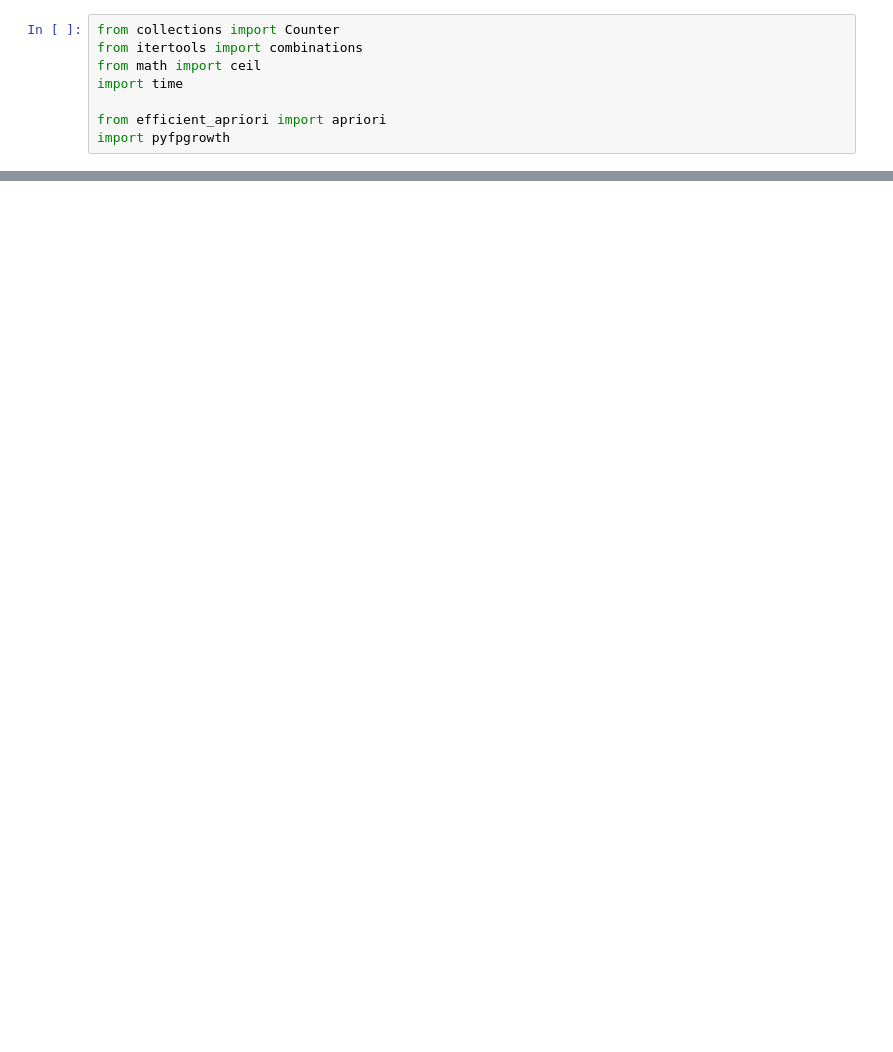
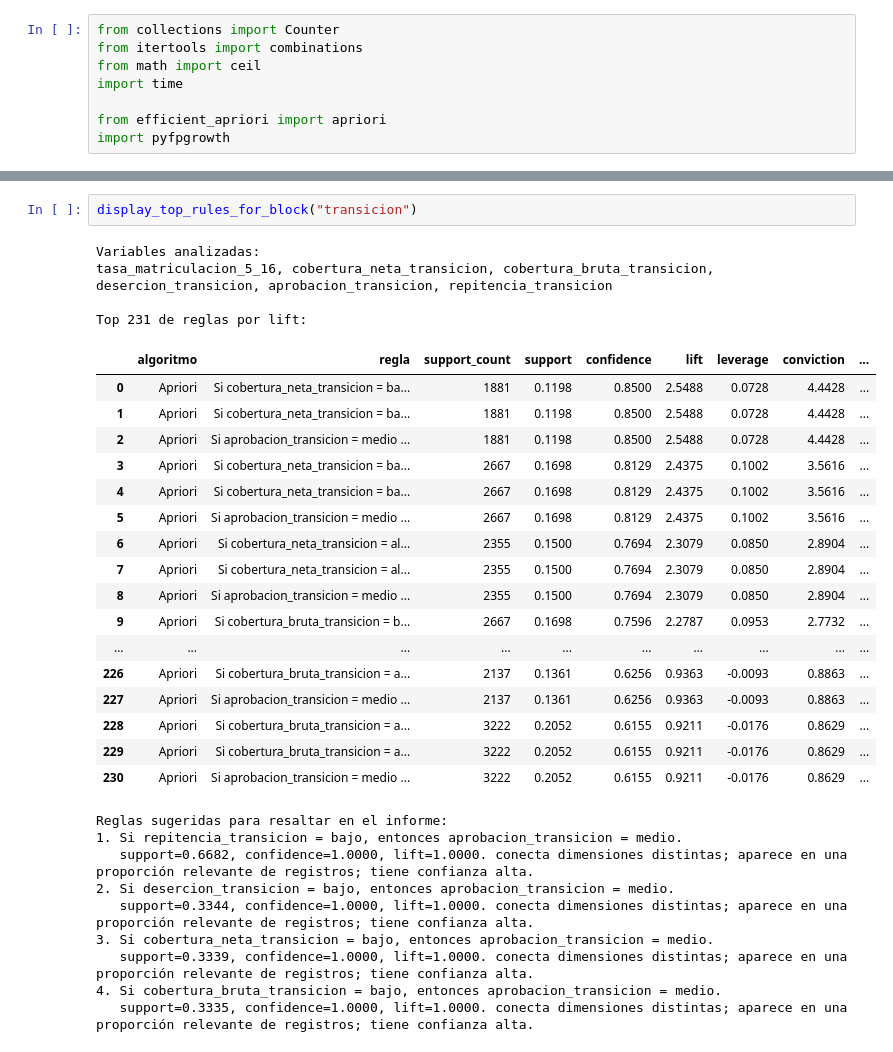
Before and after one commit to Locotin/data-mining, a Jupyter notebook: Proyecto/Entrega-3.ipynb, the cells around one changed output, grey strips where cells are left out. Drawn from its saved outputs; the diff is of its cells as text; blank space fills up the shorter version.

```diff
--- a/Proyecto/Entrega-3.ipynb
+++ b/Proyecto/Entrega-3.ipynb
@@ -1448,0 +1809,33 @@ else:
+# %%
+display_top_rules_for_block("transicion")
+# %% [output]
+Variables analizadas:
+tasa_matriculacion_5_16, cobertura_neta_transicion, cobertura_bruta_transicion, desercion_transicion, aprobacion_transicion, repitencia_transicion
+
+Top 231 de reglas por lift:
+|  | algoritmo | regla | support_count | support | confidence | lift | leverage | conviction | ... |
+| 0 | Apriori | Si cobertura_neta_transicion = ba... | 1881 | 0.1198 | 0.8500 | 2.5488 | 0.0728 | 4.4428 | ... |
+| 1 | Apriori | Si cobertura_neta_transicion = ba... | 1881 | 0.1198 | 0.8500 | 2.5488 | 0.0728 | 4.4428 | ... |
+| 2 | Apriori | Si aprobacion_transicion = medio ... | 1881 | 0.1198 | 0.8500 | 2.5488 | 0.0728 | 4.4428 | ... |
+| 3 | Apriori | Si cobertura_neta_transicion = ba... | 2667 | 0.1698 | 0.8129 | 2.4375 | 0.1002 | 3.5616 | ... |
+| 4 | Apriori | Si cobertura_neta_transicion = ba... | 2667 | 0.1698 | 0.8129 | 2.4375 | 0.1002 | 3.5616 | ... |
+| 5 | Apriori | Si aprobacion_transicion = medio ... | 2667 | 0.1698 | 0.8129 | 2.4375 | 0.1002 | 3.5616 | ... |
+| 6 | Apriori | Si cobertura_neta_transicion = al... | 2355 | 0.1500 | 0.7694 | 2.3079 | 0.0850 | 2.8904 | ... |
+| 7 | Apriori | Si cobertura_neta_transicion = al... | 2355 | 0.1500 | 0.7694 | 2.3079 | 0.0850 | 2.8904 | ... |
+| 8 | Apriori | Si aprobacion_transicion = medio ... | 2355 | 0.1500 | 0.7694 | 2.3079 | 0.0850 | 2.8904 | ... |
+| 9 | Apriori | Si cobertura_bruta_transicion = b... | 2667 | 0.1698 | 0.7596 | 2.2787 | 0.0953 | 2.7732 | ... |
+| ... | ... | ... | ... | ... | ... | ... | ... | ... | ... |
+| 226 | Apriori | Si cobertura_bruta_transicion = a... | 2137 | 0.1361 | 0.6256 | 0.9363 | -0.0093 | 0.8863 | ... |
+| 227 | Apriori | Si aprobacion_transicion = medio ... | 2137 | 0.1361 | 0.6256 | 0.9363 | -0.0093 | 0.8863 | ... |
+| 228 | Apriori | Si cobertura_bruta_transicion = a... | 3222 | 0.2052 | 0.6155 | 0.9211 | -0.0176 | 0.8629 | ... |
+| 229 | Apriori | Si cobertura_bruta_transicion = a... | 3222 | 0.2052 | 0.6155 | 0.9211 | -0.0176 | 0.8629 | ... |
+| 230 | Apriori | Si aprobacion_transicion = medio ... | 3222 | 0.2052 | 0.6155 | 0.9211 | -0.0176 | 0.8629 | ... |
+Reglas sugeridas para resaltar en el informe:
+1. Si repitencia_transicion = bajo, entonces aprobacion_transicion = medio.
+   support=0.6682, confidence=1.0000, lift=1.0000. conecta dimensiones distintas; aparece en una proporción relevante de registros; tiene confianza alta.
+2. Si desercion_transicion = bajo, entonces aprobacion_transicion = medio.
+   support=0.3344, confidence=1.0000, lift=1.0000. conecta dimensiones distintas; aparece en una proporción relevante de registros; tiene confianza alta.
+3. Si cobertura_neta_transicion = bajo, entonces aprobacion_transicion = medio.
+   support=0.3339, confidence=1.0000, lift=1.0000. conecta dimensiones distintas; aparece en una proporción relevante de registros; tiene confianza alta.
+4. Si cobertura_bruta_transicion = bajo, entonces aprobacion_transicion = medio.
+   support=0.3335, confidence=1.0000, lift=1.0000. conecta dimensiones distintas; aparece en una proporción relevante de registros; tiene confianza alta.
```
Also changed, not shown: parts of 34 cells of this notebook.
